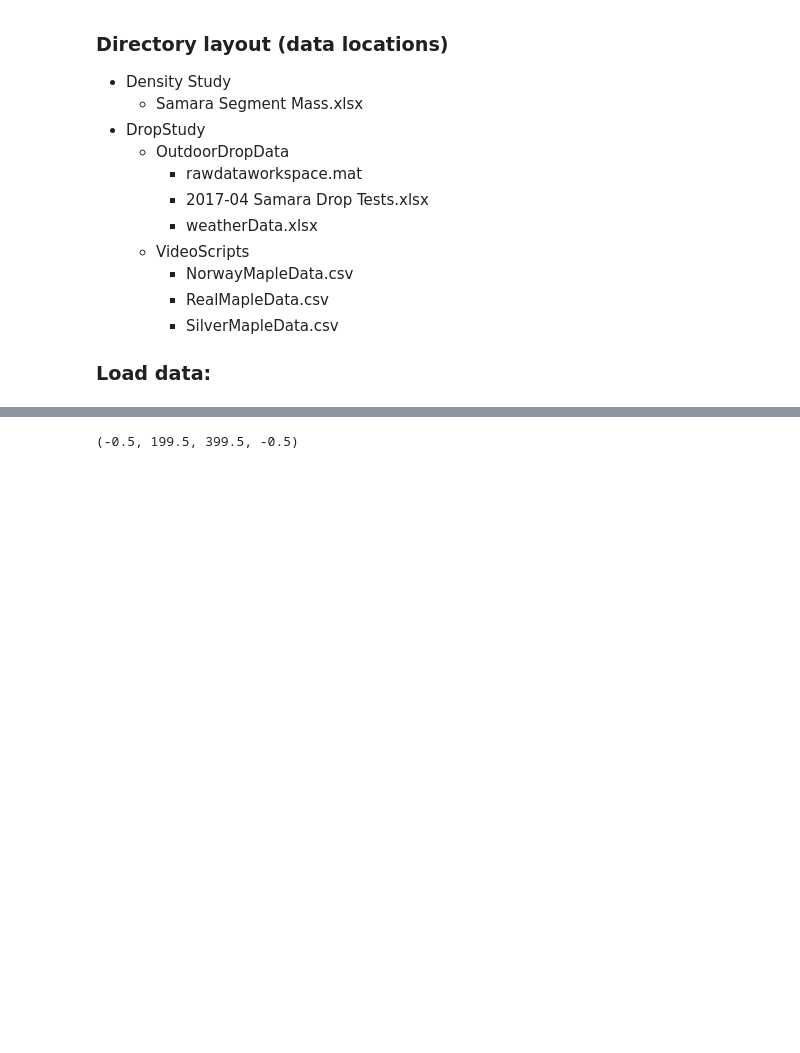
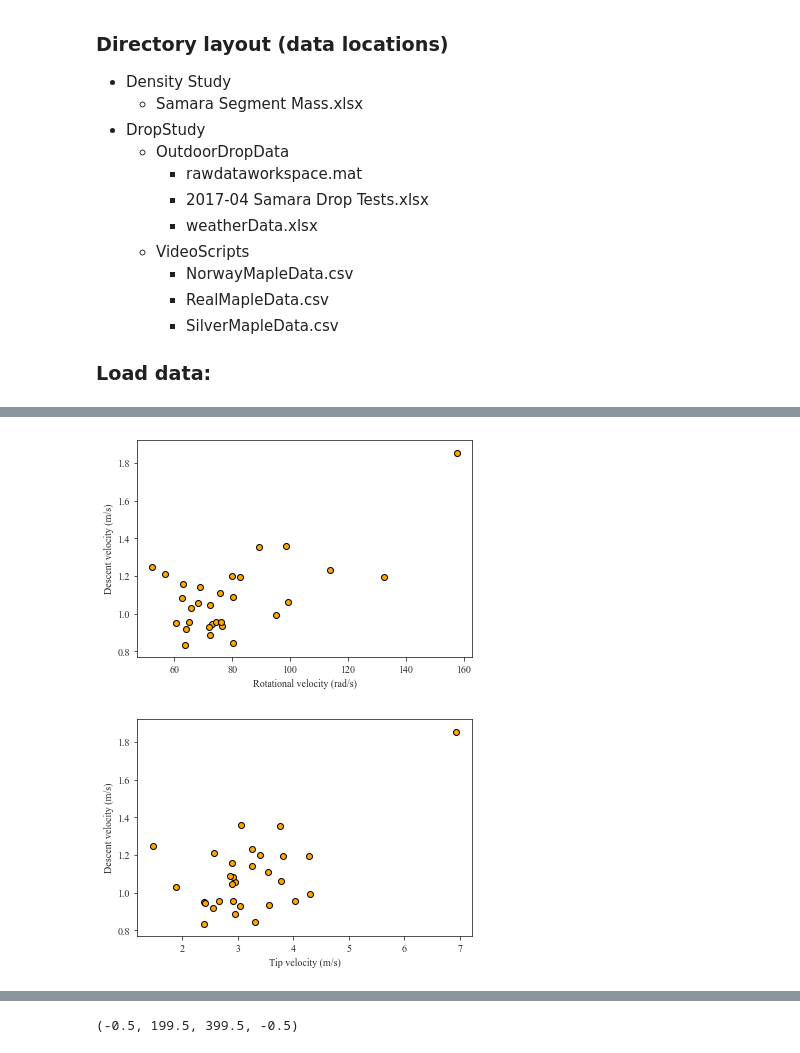
Before and after one commit to RossDynamics/team-samara, a Jupyter notebook: AllDataViz.ipynb, the cells around one changed output, grey strips where cells are left out. Saved outputs shown, nothing was run; the diff lists cells and outputs as text; code cells hidden in the pictures; blank space fills up the shorter version.

```diff
--- a/AllDataViz.ipynb
+++ b/AllDataViz.ipynb
@@ -305,3 +321,20 @@ N 1.0250185504481362 $\pm$ 0.32091263920810276
+# %%
+Speeds = collected_data[collected_data['SamaraType']=='r']['IDspeedMean'].values
+Rotvels = collected_data[collected_data['SamaraType']=='r']['IDrotMean'].values
+
+plt.figure()
+plt.scatter(Rotvels, Speeds, color='orange', edgecolor='black')
+plt.xlabel('Rotational velocity (rad/s)')
+plt.ylabel('Descent velocity (m/s)')
+
+plt.figure()
+plt.scatter(Rotvels*radii/1000, Speeds, color='orange', edgecolor='black')
+plt.xlabel('Tip velocity (m/s)')
+plt.ylabel('Descent velocity (m/s)')
+plt.savefig('Figures/TipVelocity.png', dpi=300, transparent=True, bbox_inches=0)
+# %% [output]
+[figure, added]
+[figure, added]
 # %%
 from windrose import WindroseAxes
 from matplotlib import patches
```
Also changed, not shown: parts of 16 cells of this notebook, 52 other files.
